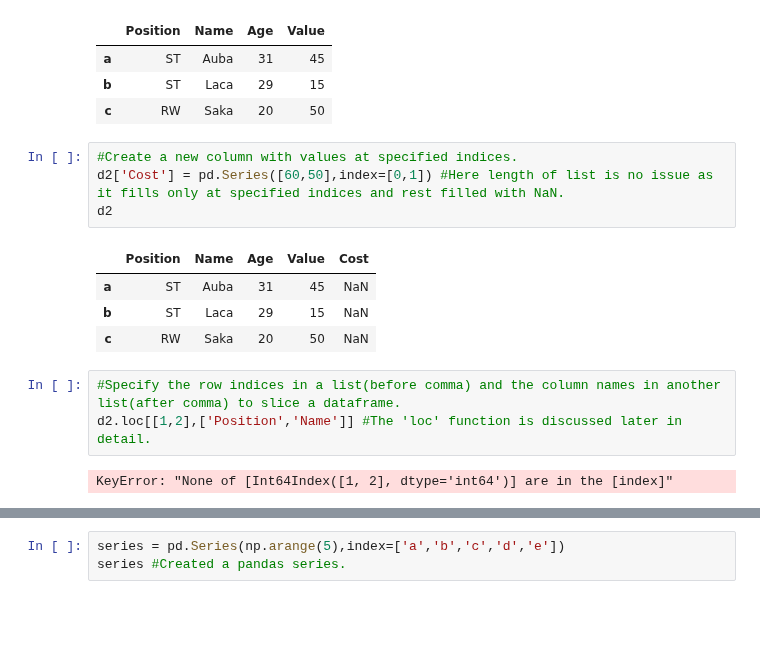
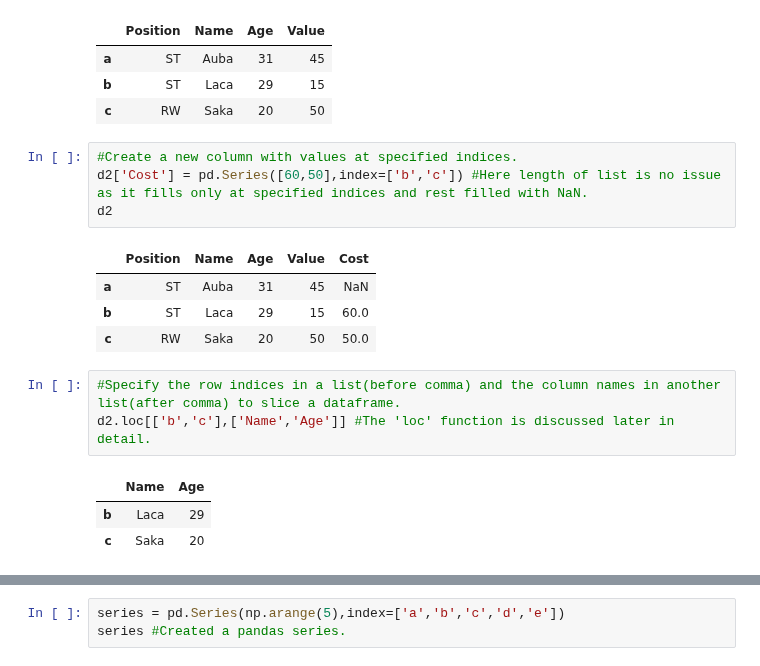
Before and after one commit to Raghav087/Python, a Jupyter notebook: pandas.ipynb, the cells around one changed output, grey strips where cells are left out. Saved outputs shown, nothing was run; the diff lists cells and outputs as text; blank space fills up the shorter version.

```diff
--- a/pandas.ipynb
+++ b/pandas.ipynb
@@ -133,15 +133,17 @@ d2
 | c | RW | Saka | 20 | 50 |
 # %%
 #Create a new column with values at specified indices.
-d2['Cost'] = pd.Series([60,50],index=[0,1]) #Here length of list is no issue as it fills only at specified indices and rest filled with NaN.
+d2['Cost'] = pd.Series([60,50],index=['b','c']) #Here length of list is no issue as it fills only at specified indices and rest filled with NaN.
 d2
 # %% [output]
 |  | Position | Name | Age | Value | Cost |
 | a | ST | Auba | 31 | 45 | NaN |
-| b | ST | Laca | 29 | 15 | NaN |
-| c | RW | Saka | 20 | 50 | NaN |
+| b | ST | Laca | 29 | 15 | 60.0 |
+| c | RW | Saka | 20 | 50 | 50.0 |
 # %%
 #Specify the row indices in a list(before comma) and the column names in another list(after comma) to slice a dataframe.
-d2.loc[[1,2],['Position','Name']] #The 'loc' function is discussed later in detail.
+d2.loc[['b','c'],['Name','Age']] #The 'loc' function is discussed later in detail.
 # %% [output]
-KeyError: "None of [Int64Index([1, 2], dtype='int64')] are in the [index]"
+|  | Name | Age |
+| b | Laca | 29 |
+| c | Saka | 20 |
```
Also changed, not shown: parts of 17 cells of this notebook, 1 other file.
